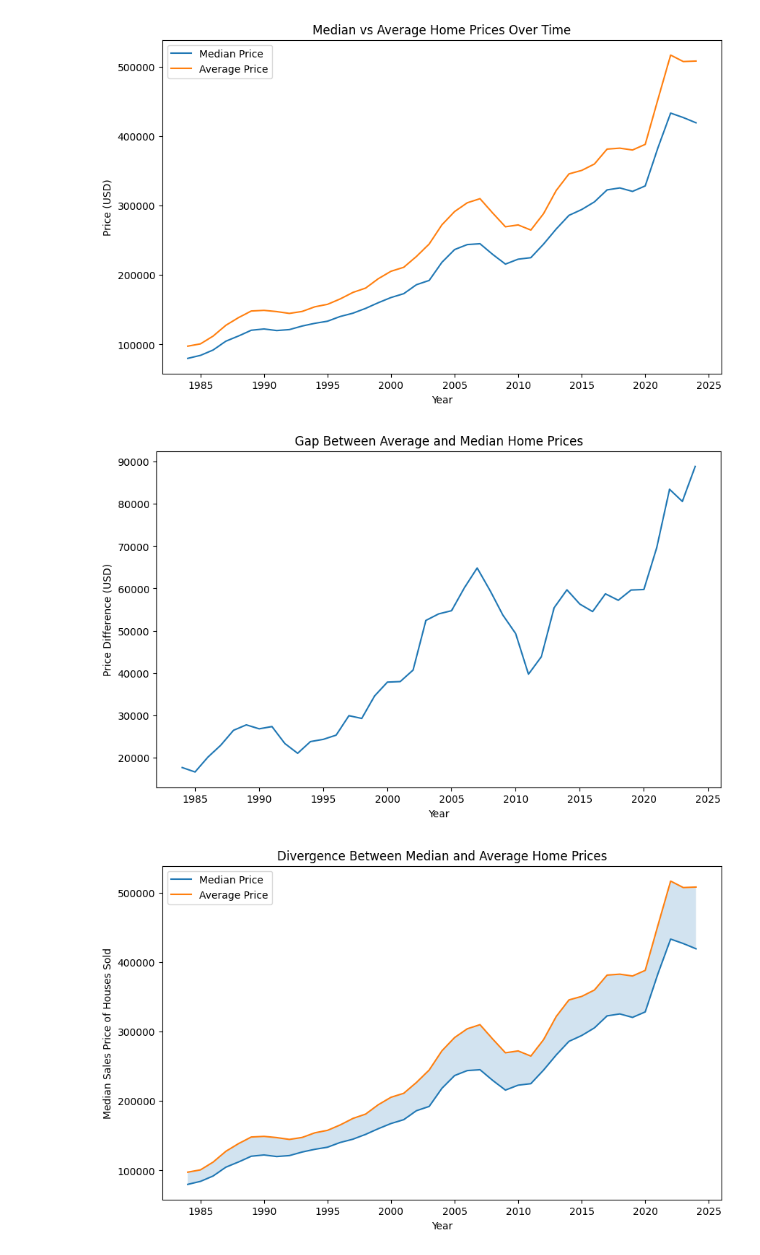
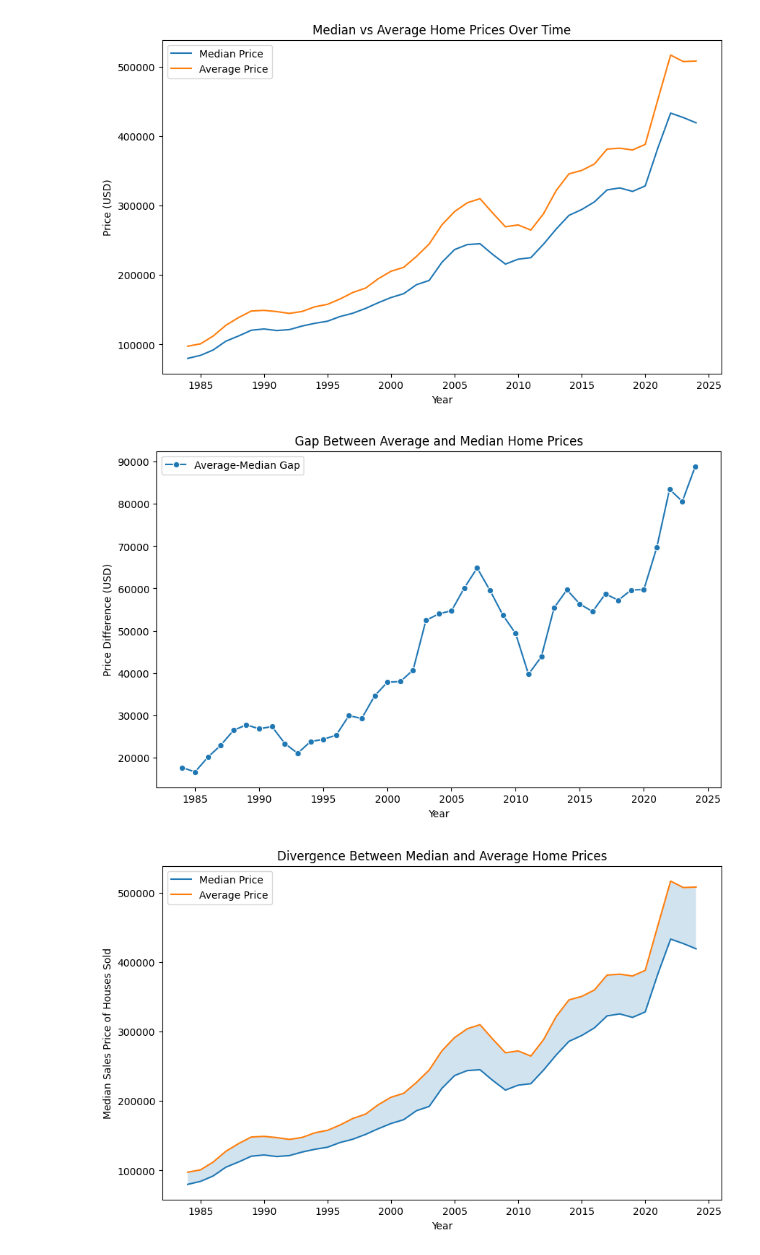
Before and after one commit to Aashu-P/Housing-Prices-and-Income, a Jupyter notebook: housing_income.ipynb, the cells around one changed output. Saved outputs shown, nothing was run; the diff lists cells and outputs as text; code cells hidden in the pictures.

Commit message:
Added markers to the line plot for better visibility of data points.

```diff
--- a/housing_income.ipynb
+++ b/housing_income.ipynb
@@ -188,13 +188,13 @@ plt.show()
 # %%
 plt.figure(figsize=(10,6))
 
-sns.lineplot(data=merged, x='Year', y='Avg_Median_Gap')
+sns.lineplot(data=merged, x='Year', y='Avg_Median_Gap', marker='o', label='Average-Median Gap')
 
 plt.title('Gap Between Average and Median Home Prices')
 plt.ylabel('Price Difference (USD)')
 plt.show()
 # %% [output]
-[figure, old version]
+[figure, new version]
 # %%
 plt.figure(figsize=(10,6))
 
```
Also changed, not shown: parts of 2 cells of this notebook.
